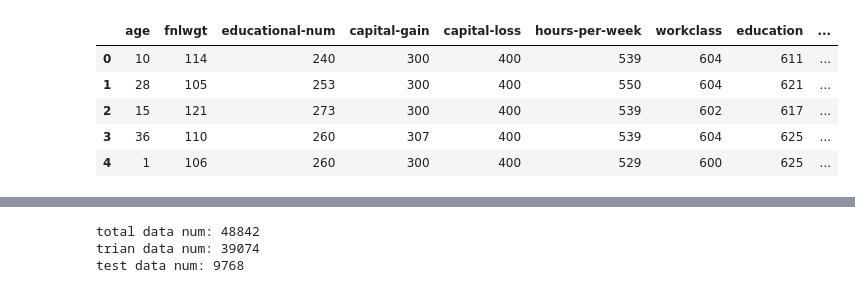
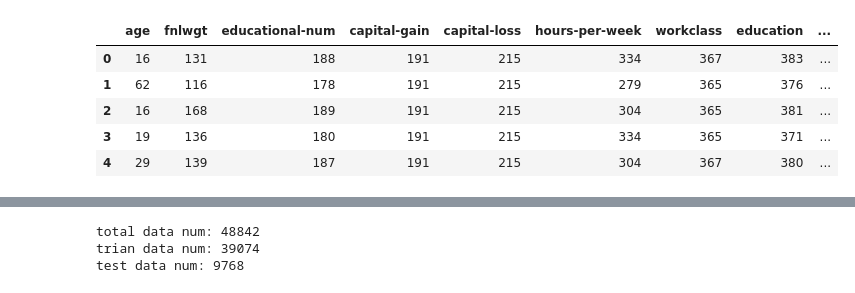
Before and after one commit to tsoudibi/TabHGNN, a Jupyter notebook: decoder_xformer.ipynb, the cells around one changed output, grey strips where cells are left out. Saved outputs shown, nothing was run; the diff lists cells and outputs as text; code cells hidden in the pictures.

```diff
--- a/decoder_xformer.ipynb
+++ b/decoder_xformer.ipynb
@@ -68,45 +26,48 @@ def POOL_preprocess(df, N_BINS = 100):
 
     num_CAT = len(CAT)
     num_NUM = len(NUM)
 
     ct = ColumnTransformer([
         ("age", KBinsDiscretizer(n_bins = N_BINS, encode='ordinal', strategy='uniform', subsample=None), ["age"]),
-        ("fnlwgt", KBinsDiscretizer(n_bins = N_BINS, encode='ordinal', strategy='uniform', subsample=None), ["fnlwgt"]),
-        ("educational-num", KBinsDiscretizer(n_bins = N_BINS, encode='ordinal', strategy='uniform', subsample=None), ["educational-num"]),
+        ("fnlwgt", KBinsDiscretizer(n_bins = N_BINS, encode='ordinal', strategy='quantile', subsample=None), ["fnlwgt"]),
+        ("educational-num", KBinsDiscretizer(n_bins = N_BINS, encode='ordinal', strategy='quantile', subsample=None), ["educational-num"]),
         ("capital-gain", KBinsDiscretizer(n_bins = N_BINS, encode='ordinal', strategy='uniform', subsample=None), ["capital-gain"]),
         ("capital-loss", KBinsDiscretizer(n_bins = N_BINS, encode='ordinal', strategy='uniform', subsample=None), ["capital-loss"]),
         ("hours-per-week", KBinsDiscretizer(n_bins = N_BINS, encode='ordinal', strategy='uniform', subsample=None), ["hours-per-week"]),
          ],remainder = 'passthrough', verbose_feature_names_out = False) # make sure columns are unique
     ct.set_output(transform = 'pandas')
     X_trans = ct.fit_transform(df)
 
     # make catagoy in NUM columns unique
     # each NUM column has N_BINS unique values, that is, each NUM column represents as N_BINS node
+    # 7/19: each NUM column has its own number of unique values, plus 1 for unseen values
     offset = 0
-    for column in NUM:
-        X_trans[column] = X_trans[column].apply(lambda x: x + offset)
-        offset += N_BINS
+    # for column in NUM:
+    #     X_trans[column] = X_trans[column].apply(lambda x: x + offset)
+    #     # offset += N_BINS
+    #     offset += X_trans[column].nunique() + 1
 
     # apply lable encoding on CAT columns
     from sklearn.preprocessing import LabelEncoder
     lb = LabelEncoder()
+    X_trans[NUM] = X_trans[NUM].apply(lambda x: lb.fit_transform(x))
     X_trans[CAT] = X_trans[CAT].apply(lambda x: lb.fit_transform(x))
 
     # make catagoy all columns unique
     # each column has it's own number of unique values. '+1' is for unseen values
-    offset = len(NUM) * N_BINS
-    for column in CAT:
+    # offset = len(NUM) * N_BINS
+    for column in NUM + CAT:
         X_trans[column] = X_trans[column].apply(lambda x: x + offset)
-        offset += X_trans[column].nunique() + 1
+        offset += (X_trans[column].max() - X_trans[column].min() + 1) + 1
 
-    X_trans = X_trans.astype(int)
+    X_trans = X_trans.astype(int).reset_index(drop = True)
     return X_trans, ct, (num_NUM, num_CAT - 1) # -1 is for the income column (label)
-X_trans, _, _= POOL_preprocess(main_df)
+X_trans, _, _= POOL_preprocess(main_df[48842//5:])
 X_trans.head()
 # %% [output]
 |  | age | fnlwgt | educational-num | capital-gain | capital-loss | hours-per-week | workclass | education | ... |
-| 0 | 10 | 114 | 240 | 300 | 400 | 539 | 604 | 611 | ... |
-| 1 | 28 | 105 | 253 | 300 | 400 | 550 | 604 | 621 | ... |
-| 2 | 15 | 121 | 273 | 300 | 400 | 539 | 602 | 617 | ... |
-| 3 | 36 | 110 | 260 | 307 | 400 | 539 | 604 | 625 | ... |
-| 4 | 1 | 106 | 260 | 300 | 400 | 529 | 600 | 625 | ... |
+| 0 | 16 | 131 | 188 | 191 | 215 | 334 | 367 | 383 | ... |
+| 1 | 62 | 116 | 178 | 191 | 215 | 279 | 365 | 376 | ... |
+| 2 | 16 | 168 | 189 | 191 | 215 | 304 | 365 | 381 | ... |
+| 3 | 19 | 136 | 180 | 191 | 215 | 334 | 365 | 371 | ... |
+| 4 | 29 | 139 | 187 | 191 | 215 | 304 | 367 | 380 | ... |
```
Also changed, not shown: parts of 15 cells of this notebook.
